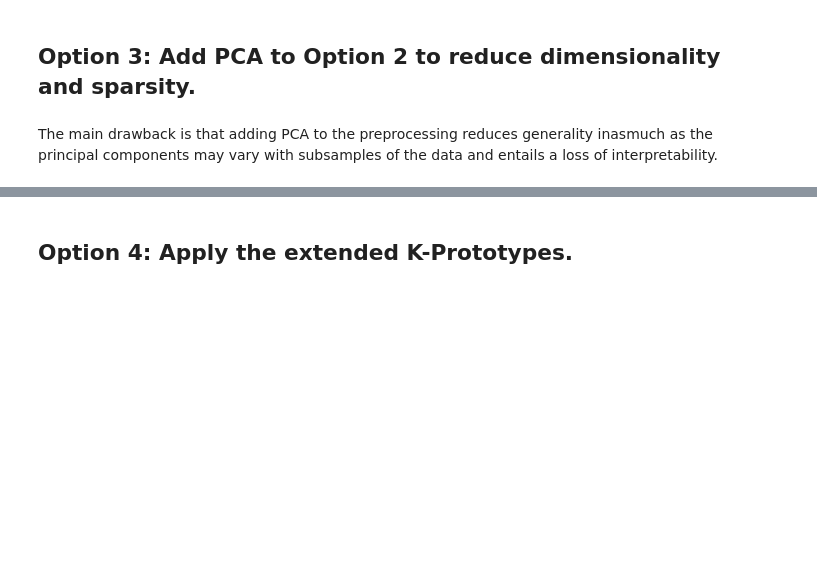
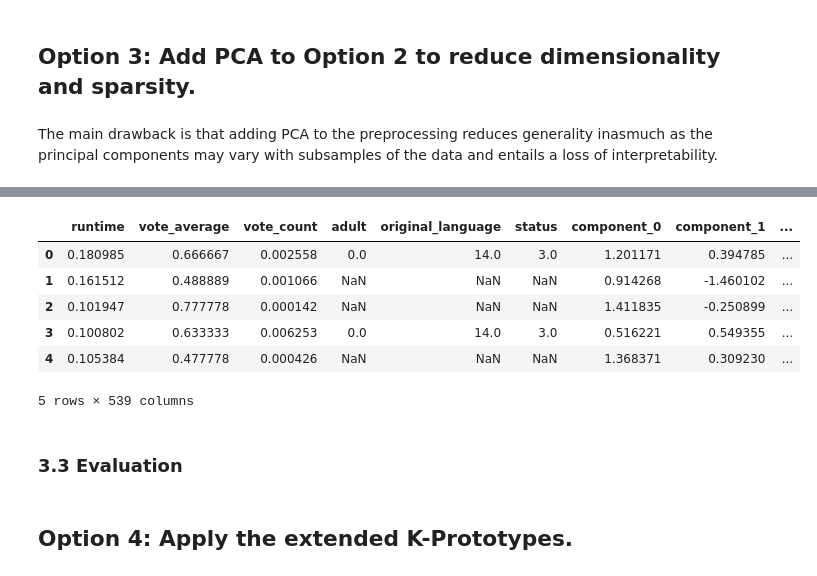
Before and after one commit to ManuelConcepcion/extended_kprototypes, a Jupyter notebook: examples/movies_metadata.ipynb, the cells around one changed output, grey strips where cells are left out. Saved outputs shown, nothing was run; the diff lists cells and outputs as text; code cells hidden in the pictures; blank space fills up the shorter version.

```diff
--- a/examples/movies_metadata.ipynb
+++ b/examples/movies_metadata.ipynb
@@ -813,0 +1072,11 @@ The main drawback is that adding PCA to the preprocessing reduces generality ina
+# %%
+start = dt.datetime.now()
+
+pca = PCA(
+    n_components=int(X_dummies.shape[1]/3),
+    whiten=True
+    )
+
+X_reduced_dummies = pca.fit_transform(X_dummies)
+
+end = dt.datetime.now()
@@ -813,0 +1092,4 @@ The main drawback is that adding PCA to the preprocessing reduces generality ina
+# %%
+pca_cols = [f'component_'+str(col) for col in range(X_reduced_dummies.shape[1])]
+
+X_reduced_dummies = pd.DataFrame(X_reduced_dummies, columns=pca_cols, index=X_dummies.index)
@@ -814,2 +1139,16 @@ The main drawback is that adding PCA to the preprocessing reduces generality ina
+# %%
+joint_X = pd.concat([X_num, X_cat, X_reduced_dummies], axis=1)
+
+joint_X.head()
+# %% [output]
+|  | runtime | vote_average | vote_count | adult | original_language | status | component_0 | component_1 | ... |
+| 0 | 0.180985 | 0.666667 | 0.002558 | 0.0 | 14.0 | 3.0 | 1.201171 | 0.394785 | ... |
+| 1 | 0.161512 | 0.488889 | 0.001066 | NaN | NaN | NaN | 0.914268 | -1.460102 | ... |
+| 2 | 0.101947 | 0.777778 | 0.000142 | NaN | NaN | NaN | 1.411835 | -0.250899 | ... |
+| 3 | 0.100802 | 0.633333 | 0.006253 | 0.0 | 14.0 | 3.0 | 0.516221 | 0.549355 | ... |
+| 4 | 0.105384 | 0.477778 | 0.000426 | NaN | NaN | NaN | 1.368371 | 0.309230 | ... |
+5 rows × 539 columns
+# %% [markdown]
+### 3.3 Evaluation
 # %% [markdown]
 ## Option 4: Apply the extended K-Prototypes.
```
Also changed, not shown: parts of 78 cells of this notebook, 1 other file.
